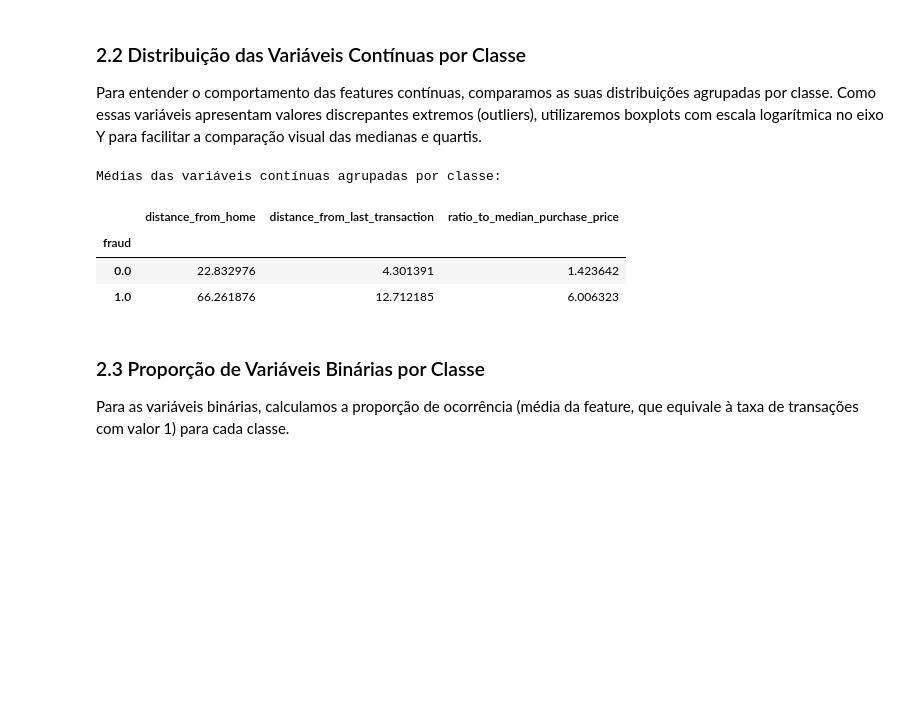
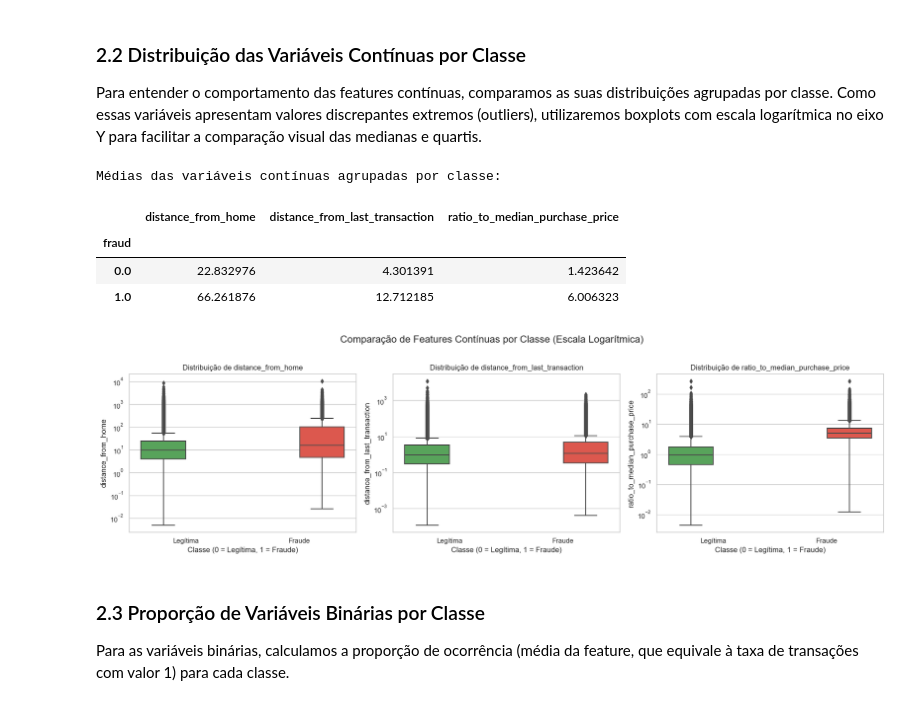
Before and after one commit to zezedp/IML2026_PROJETO, a Jupyter notebook: Projeto.ipynb, the cells around one changed output. Saved outputs shown, nothing was run; the diff lists cells and outputs as text; code cells hidden in the pictures; blank space fills up the shorter version.

```diff
--- a/Projeto.ipynb
+++ b/Projeto.ipynb
@@ -133,27 +137,31 @@ Para entender o comportamento das features contínuas, comparamos as suas distri
 # %%
 # Médias das variáveis contínuas por classe
 print("Médias das variáveis contínuas agrupadas por classe:")
 display(df.groupby('fraud')[COLUNAS_CONTINUAS].mean())
 
 # Boxplots comparativos das features contínuas
 fig, axes = plt.subplots(1, 3, figsize=(18, 5))
 for i, col in enumerate(COLUNAS_CONTINUAS):
-    sns.boxplot(ax=axes[i], x='fraud', y=col, data=df, hue='fraud', palette=['#4CAF50', '#F44336'], legend=False)
+    sns.boxplot(ax=axes[i], x='fraud', y=col, data=df, hue='fraud', palette=['#4CAF50', '#F44336'])
+    legend = axes[i].get_legend()
+    if legend is not None:
+        legend.remove()
     axes[i].set_title(f'Distribuição de {col}', fontsize=12)
     axes[i].set_xlabel('Classe (0 = Legítima, 1 = Fraude)')
     axes[i].set_yscale('log')  # Escala logarítmica para lidar com outliers
     axes[i].set_xticks([0, 1])
     axes[i].set_xticklabels(['Legítima', 'Fraude'])
 
 plt.suptitle('Comparação de Features Contínuas por Classe (Escala Logarítmica)', fontsize=16, y=1.02)
 plt.tight_layout()
 plt.show()
 # %% [output]
 Médias das variáveis contínuas agrupadas por classe:
 |  | distance_from_home | distance_from_last_transaction | ratio_to_median_purchase_price |
 | fraud |  |  |  |
 | 0.0 | 22.832976 | 4.301391 | 1.423642 |
 | 1.0 | 66.261876 | 12.712185 | 6.006323 |
+[figure, added]
 # %% [markdown]
 ### 2.3 Proporção de Variáveis Binárias por Classe
 
```
Also changed, not shown: parts of 18 cells of this notebook.
